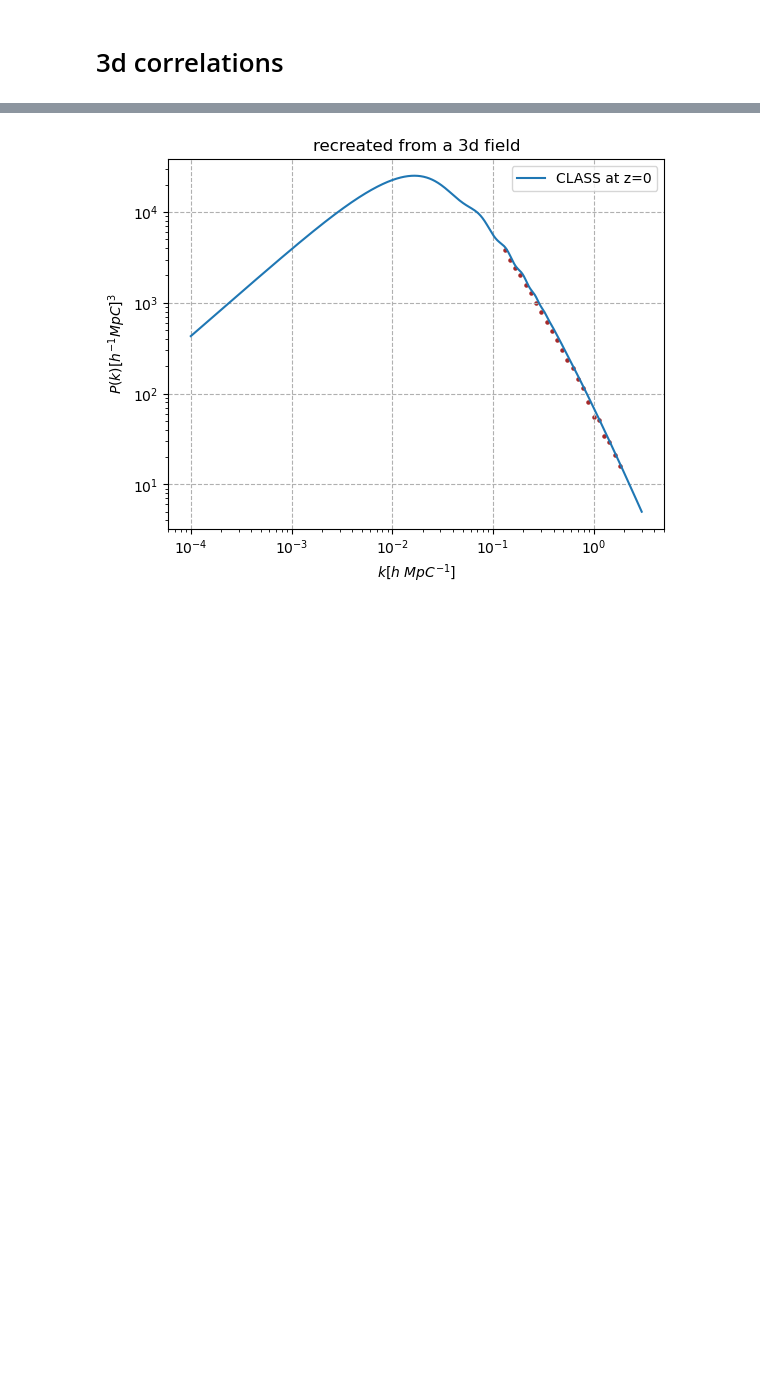
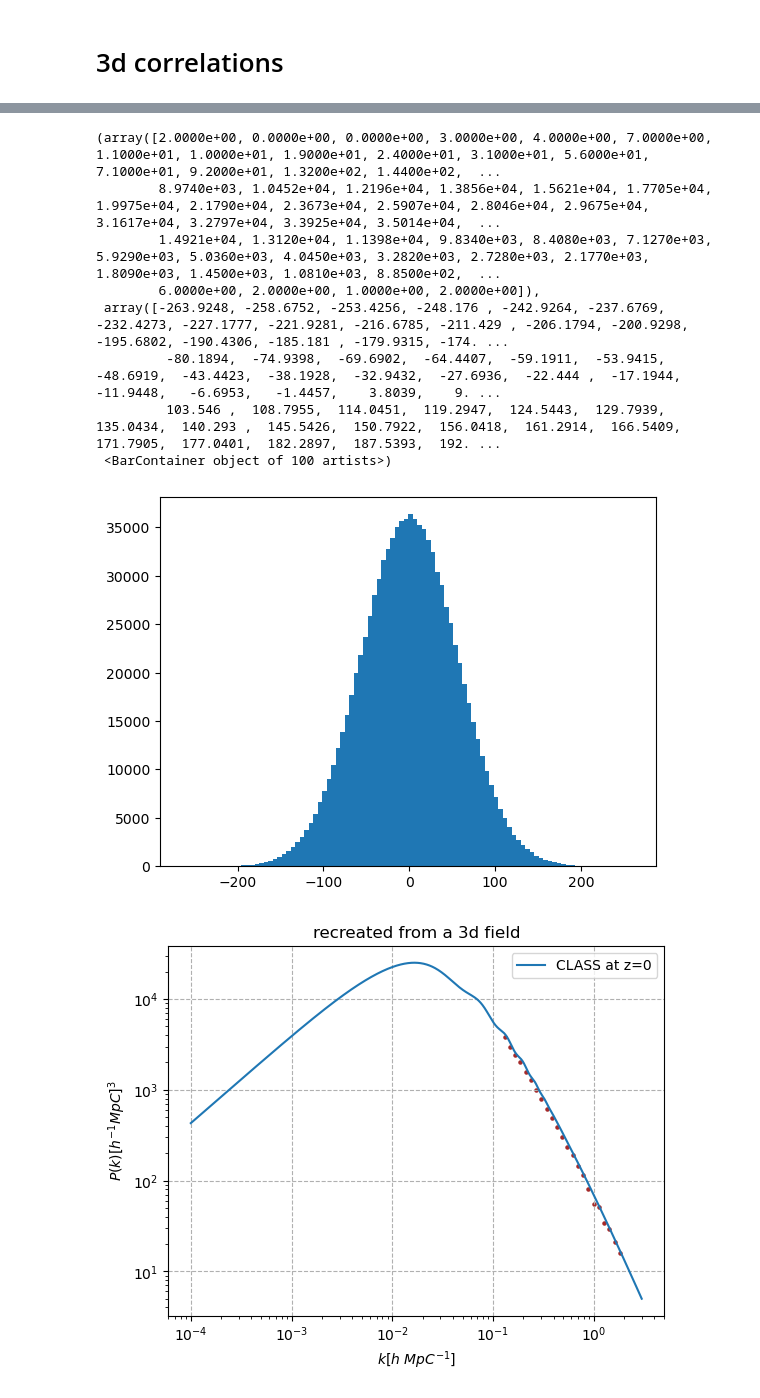
Before and after one commit to satvik-m97/PhD_thesis, a Jupyter notebook: Correlation_calculation.ipynb, the cells around one changed output, grey strips where cells are left out. Saved outputs shown, nothing was run; the diff lists cells and outputs as text; code cells hidden in the pictures; blank space fills up the shorter version.

```diff
--- a/Correlation_calculation.ipynb
+++ b/Correlation_calculation.ipynb
@@ -244,3 +259,15 @@ delta_k_back = np.fft.fftn(delta_x_conv)
+# %%
+plt.hist(delta_x_trunc.real.flatten(),bins=100)
+# %% [output]
+(array([2.0000e+00, 0.0000e+00, 0.0000e+00, 3.0000e+00, 4.0000e+00, 7.0000e+00, 1.1000e+01, 1.0000e+01, 1.9000e+01, 2.4000e+01, 3.1000e+01, 5.6000e+01, 7.1000e+01, 9.2000e+01, 1.3200e+02, 1.4400e+02,  ...
+        8.9740e+03, 1.0452e+04, 1.2196e+04, 1.3856e+04, 1.5621e+04, 1.7705e+04, 1.9975e+04, 2.1790e+04, 2.3673e+04, 2.5907e+04, 2.8046e+04, 2.9675e+04, 3.1617e+04, 3.2797e+04, 3.3925e+04, 3.5014e+04,  ...
+        1.4921e+04, 1.3120e+04, 1.1398e+04, 9.8340e+03, 8.4080e+03, 7.1270e+03, 5.9290e+03, 5.0360e+03, 4.0450e+03, 3.2820e+03, 2.7280e+03, 2.1770e+03, 1.8090e+03, 1.4500e+03, 1.0810e+03, 8.8500e+02,  ...
+        6.0000e+00, 2.0000e+00, 1.0000e+00, 2.0000e+00]),
+ array([-263.9248, -258.6752, -253.4256, -248.176 , -242.9264, -237.6769, -232.4273, -227.1777, -221.9281, -216.6785, -211.429 , -206.1794, -200.9298, -195.6802, -190.4306, -185.181 , -179.9315, -174. ...
+         -80.1894,  -74.9398,  -69.6902,  -64.4407,  -59.1911,  -53.9415,  -48.6919,  -43.4423,  -38.1928,  -32.9432,  -27.6936,  -22.444 ,  -17.1944,  -11.9448,   -6.6953,   -1.4457,    3.8039,    9. ...
+         103.546 ,  108.7955,  114.0451,  119.2947,  124.5443,  129.7939,  135.0434,  140.293 ,  145.5426,  150.7922,  156.0418,  161.2914,  166.5409,  171.7905,  177.0401,  182.2897,  187.5393,  192. ...
+ <BarContainer object of 100 artists>)
+[figure, added]
 # %%
 # k_val_conv = pk_whitenoise(length)[0][1:,1:]
 k_grid = pk_whitenoise3d(length)[1]
```
Also changed, not shown: parts of 9 cells of this notebook.
